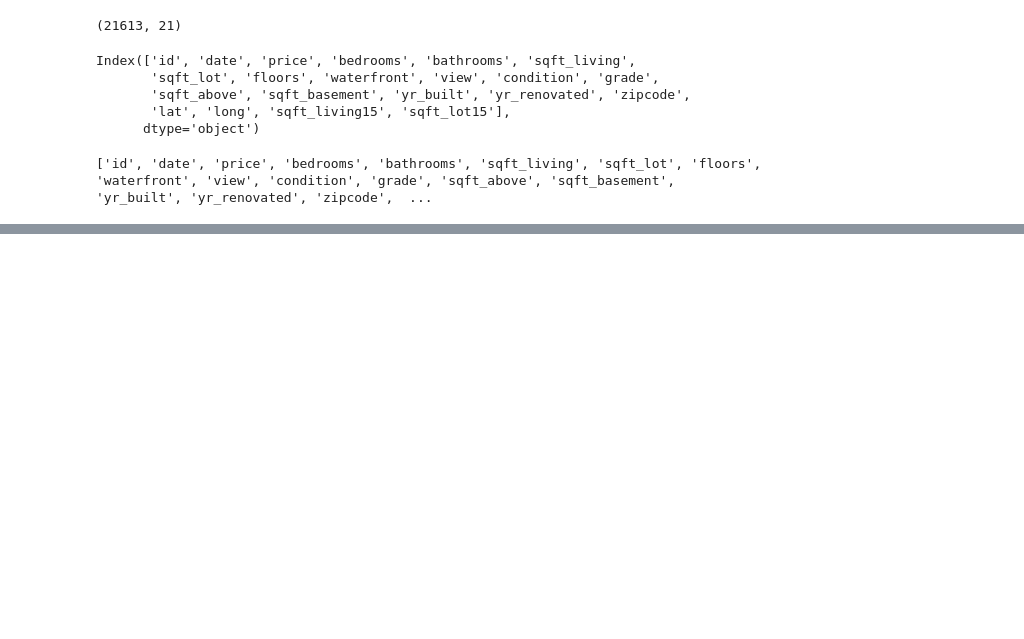
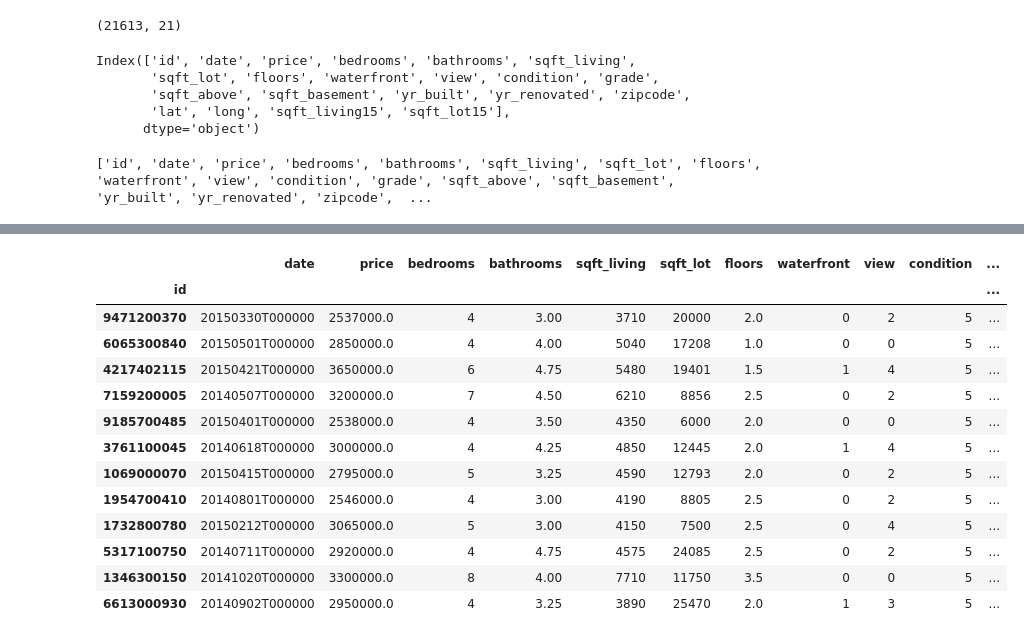
Before and after one commit to Abhisri1994/Python-Data-analytics-2024, a Jupyter notebook: Data analysis/Pandas.ipynb, the cells around one changed output, grey strips where cells are left out. Saved outputs shown, nothing was run; the diff lists cells and outputs as text; code cells hidden in the pictures; blank space fills up the shorter version.

```diff
--- a/Data analysis/Pandas.ipynb
+++ b/Data analysis/Pandas.ipynb
@@ -206,0 +514,18 @@ df.sort_values('bedrooms')
+# %%
+# query
+df.query('price > 2500000 & condition == 5')
+# %% [output]
+|  | date | price | bedrooms | bathrooms | sqft_living | sqft_lot | floors | waterfront | view | condition | ... |
+| id |  |  |  |  |  |  |  |  |  |  | ... |
+| 9471200370 | 20150330T000000 | 2537000.0 | 4 | 3.00 | 3710 | 20000 | 2.0 | 0 | 2 | 5 | ... |
+| 6065300840 | 20150501T000000 | 2850000.0 | 4 | 4.00 | 5040 | 17208 | 1.0 | 0 | 0 | 5 | ... |
+| 4217402115 | 20150421T000000 | 3650000.0 | 6 | 4.75 | 5480 | 19401 | 1.5 | 1 | 4 | 5 | ... |
+| 7159200005 | 20140507T000000 | 3200000.0 | 7 | 4.50 | 6210 | 8856 | 2.5 | 0 | 2 | 5 | ... |
+| 9185700485 | 20150401T000000 | 2538000.0 | 4 | 3.50 | 4350 | 6000 | 2.0 | 0 | 0 | 5 | ... |
+| 3761100045 | 20140618T000000 | 3000000.0 | 4 | 4.25 | 4850 | 12445 | 2.0 | 1 | 4 | 5 | ... |
+| 1069000070 | 20150415T000000 | 2795000.0 | 5 | 3.25 | 4590 | 12793 | 2.0 | 0 | 2 | 5 | ... |
+| 1954700410 | 20140801T000000 | 2546000.0 | 4 | 3.00 | 4190 | 8805 | 2.5 | 0 | 2 | 5 | ... |
+| 1732800780 | 20150212T000000 | 3065000.0 | 5 | 3.00 | 4150 | 7500 | 2.5 | 0 | 4 | 5 | ... |
+| 5317100750 | 20140711T000000 | 2920000.0 | 4 | 4.75 | 4575 | 24085 | 2.5 | 0 | 2 | 5 | ... |
+| 1346300150 | 20141020T000000 | 3300000.0 | 8 | 4.00 | 7710 | 11750 | 3.5 | 0 | 0 | 5 | ... |
+| 6613000930 | 20140902T000000 | 2950000.0 | 4 | 3.25 | 3890 | 25470 | 2.0 | 1 | 3 | 5 | ... |
```
Also changed, not shown: parts of 27 cells of this notebook.
